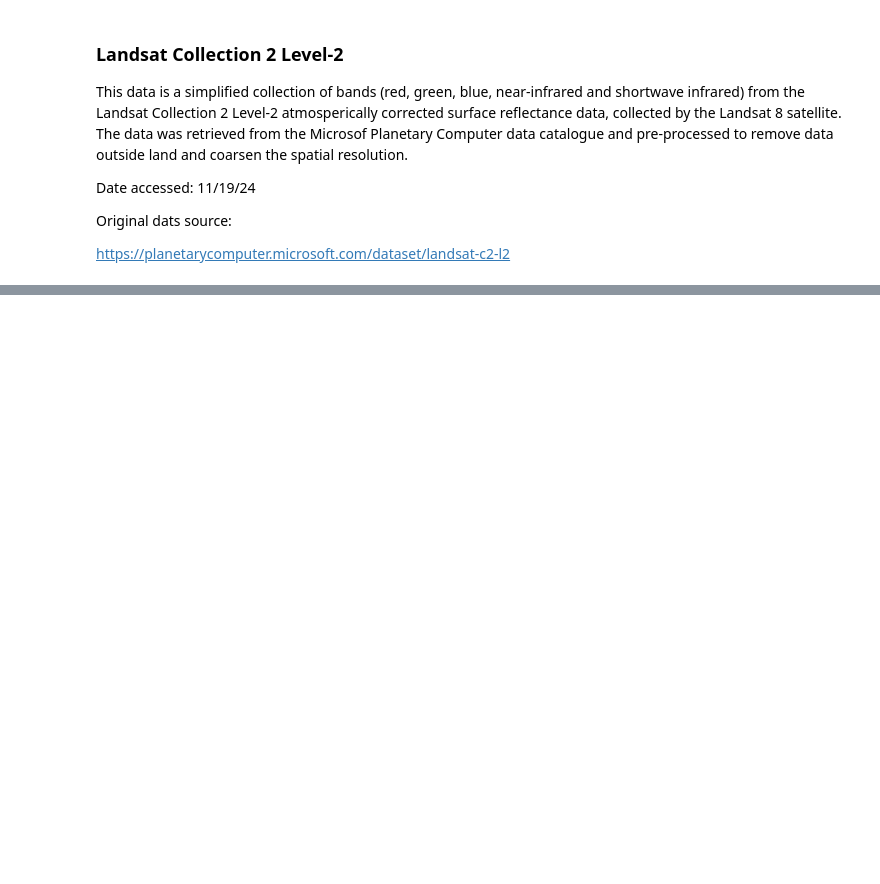
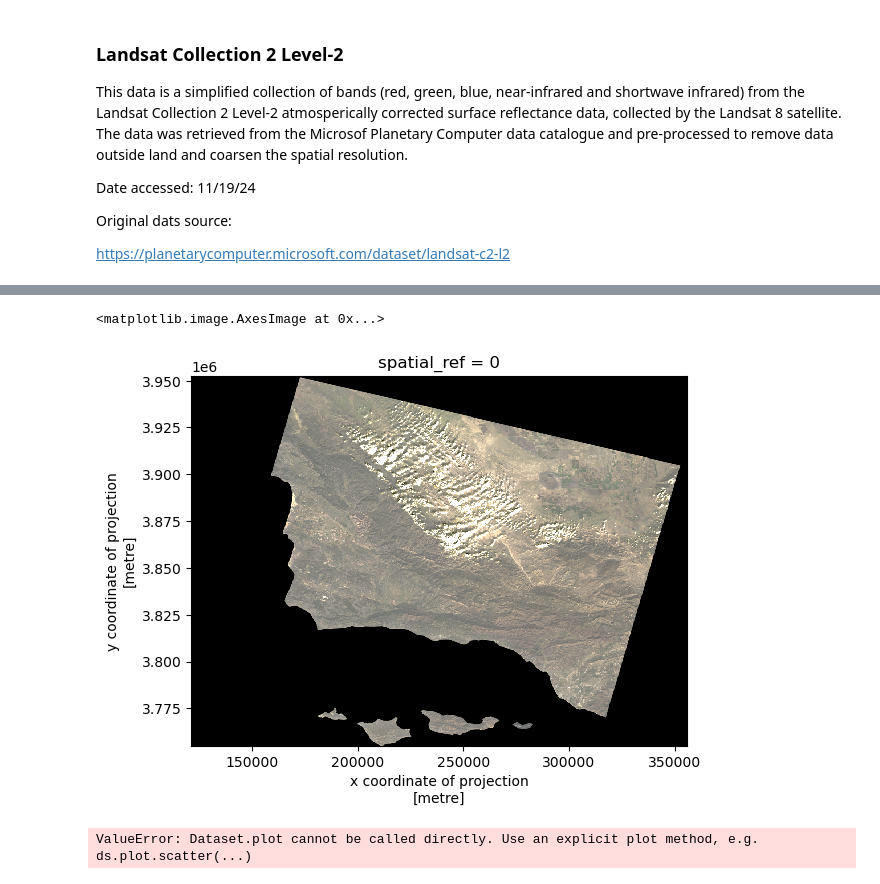
Before and after one commit to stephenccodes/eds220-hwk4, a Jupyter notebook: hwk4-task2-false-color-CARROLL.ipynb, the cells around one changed output, grey strips where cells are left out. Cells and saved outputs as stored; diff of their text form; code cells hidden in the pictures; blank space fills up the shorter version.

```diff
--- a/hwk4-task2-false-color-CARROLL.ipynb
+++ b/hwk4-task2-false-color-CARROLL.ipynb
@@ -76,0 +85,11 @@ InvalidDimensionOrder: Invalid dimension order. Expected order: ('band', 'y', 'x
+# %%
+# Remove the exterem values caused by cloud cover and plot it again
+landsat[['red', 'green', 'blue']].to_array().plot.imshow(robust = True)
+# %% [output]
+<matplotlib.image.AxesImage at 0x...>
+[figure, added]
+# %%
+# PLot the raster
+landsat.plot()
+# %% [output]
+ValueError: Dataset.plot cannot be called directly. Use an explicit plot method, e.g. ds.plot.scatter(...)
```
Also changed, not shown: parts of 12 cells of this notebook.
